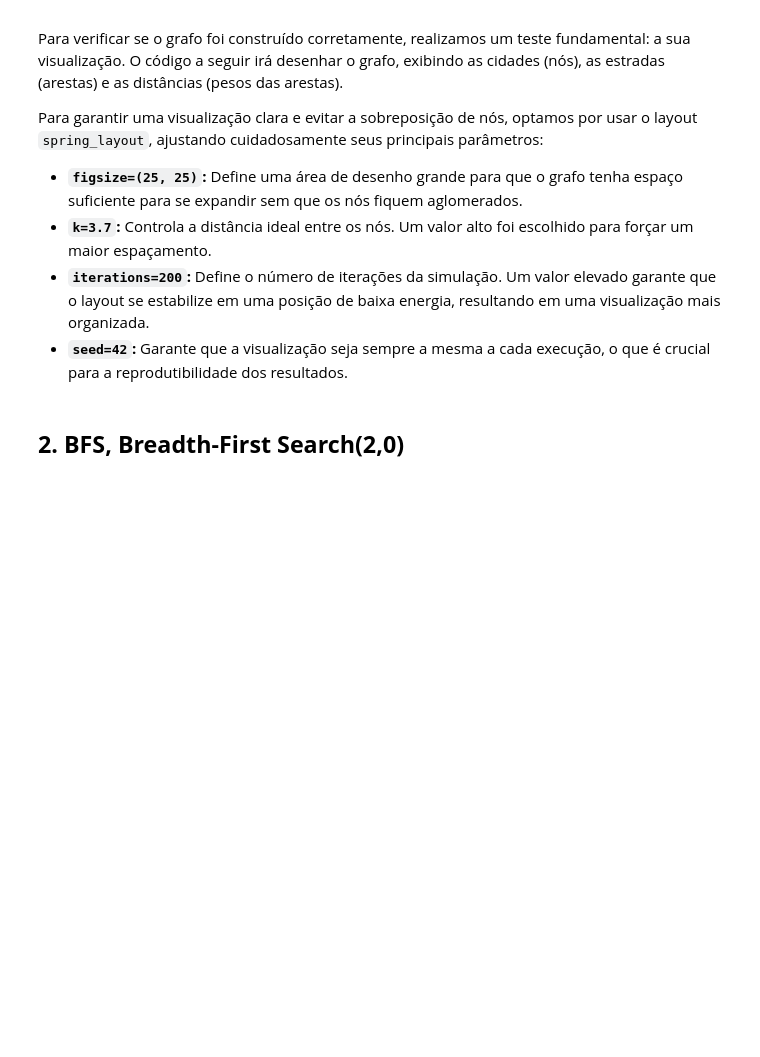
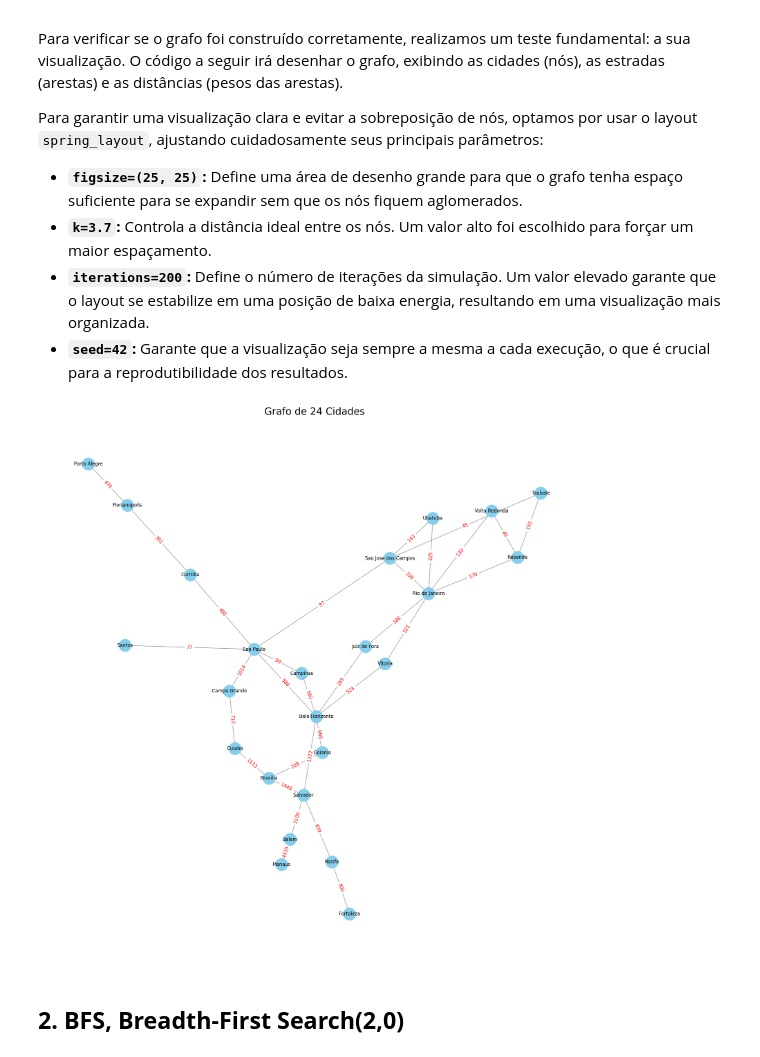
Before and after one commit to arthurvignati/IA, a Jupyter notebook: A2_Search_Algorithms_Graph.ipynb, the cells around one changed output. Saved outputs shown, nothing was run; the diff lists cells and outputs as text; code cells hidden in the pictures; blank space fills up the shorter version.

```diff
--- a/A2_Search_Algorithms_Graph.ipynb
+++ b/A2_Search_Algorithms_Graph.ipynb
@@ -124,25 +124,23 @@ Para garantir uma visualização clara e evitar a sobreposição de nós, optamo
 # %%
 plt.figure(figsize=(25, 25))
 
 # Ajuste dos parâmetros do layout:
 pos = nx.spring_layout(G, k=3.7, iterations=200, seed=42)
 
-# Desenha os nós
+# Desenha os componentes do grafo
 nx.draw_networkx_nodes(G, pos, node_size=1000, node_color='skyblue')
-
-# Desenha as arestas
 nx.draw_networkx_edges(G, pos, width=1.5, alpha=0.7, edge_color='gray')
-
-# Desenha os rótulos dos nós
-nx.draw_networkx_labels(G, pos, font_size=9, font_family='sans-serif')
+nx.draw_networkx_labels(G, pos, font_size=12, font_family='sans-serif')
 
 # Desenha os rótulos das arestas (pesos)
 edge_labels = nx.get_edge_attributes(G, 'weight')
 nx.draw_networkx_edge_labels(G, pos, edge_labels=edge_labels, font_size=12, font_color='red')
 
 plt.title("Grafo de 24 Cidades", size=25)
 plt.axis('off')
 plt.show()
+# %% [output]
+[figure, added]
 # %% [markdown]
 ## **2. BFS, Breadth-First Search(2,0)**
 # %%
```
Also changed, not shown: parts of 7 cells of this notebook.
